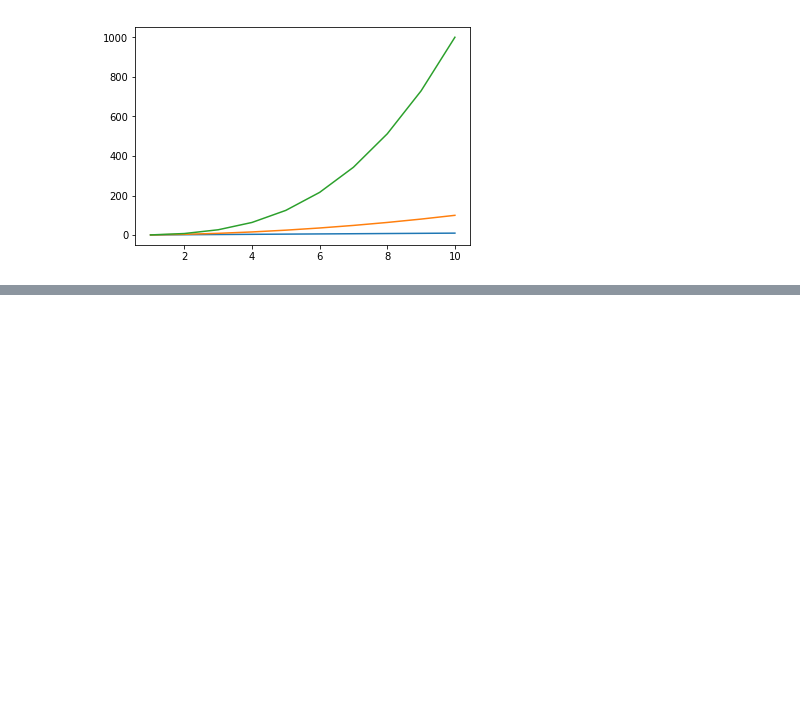
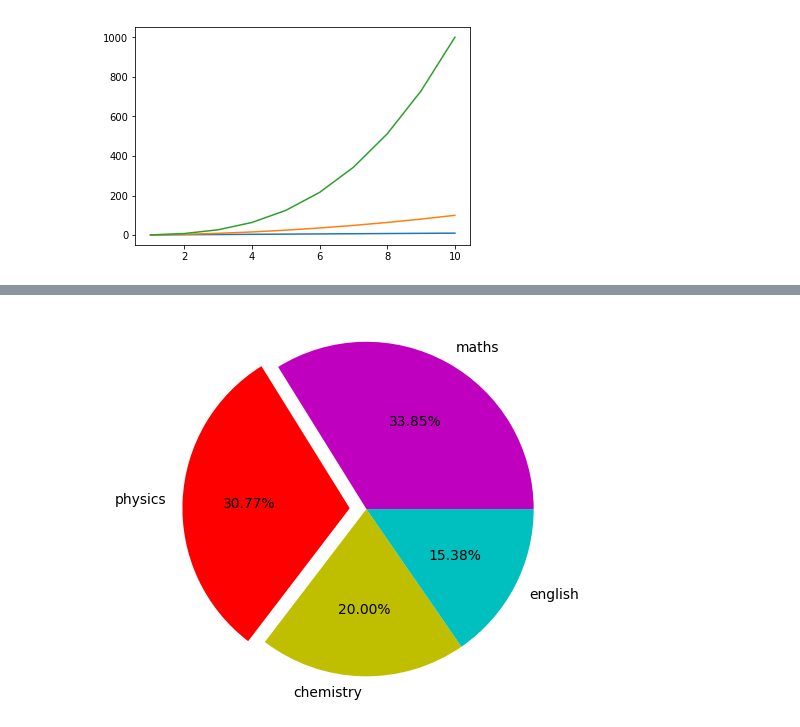
Before and after one commit to ajaytech002/visualization, a Jupyter notebook: Demo.ipynb, the cells around one changed output, grey strips where cells are left out. Cells and saved outputs as stored; diff of their text form; code cells hidden in the pictures; blank space fills up the shorter version.

```diff
--- a/Demo.ipynb
+++ b/Demo.ipynb
@@ -126,0 +152,15 @@ plt.show()
+# %%
+plt.style.use('default')
+x = [22,20,13,10]
+
+labels = ['maths','physics','chemistry','english']
+
+colors = ['m','r','y','c']
+
+
+
+plt.pie(x,labels=labels,colors=colors, explode=(0,0.1,0,0),counterclock =True,autopct='%1.2f%%',wedgeprops={'linewidth':3})
+plt.axis('equal')
+plt.show()
+# %% [output]
+[figure, added]
```
Also changed, not shown: parts of 12 cells of this notebook, 2 other files.
